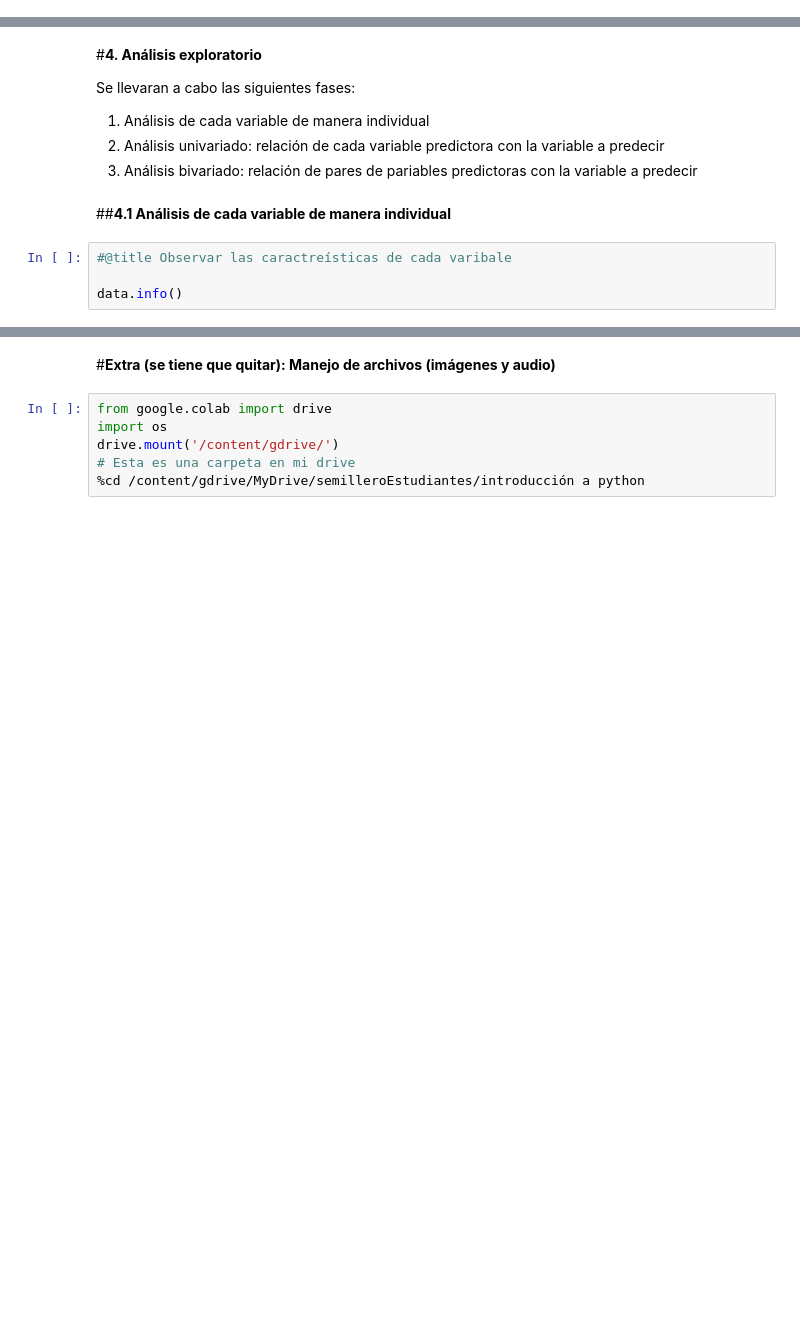
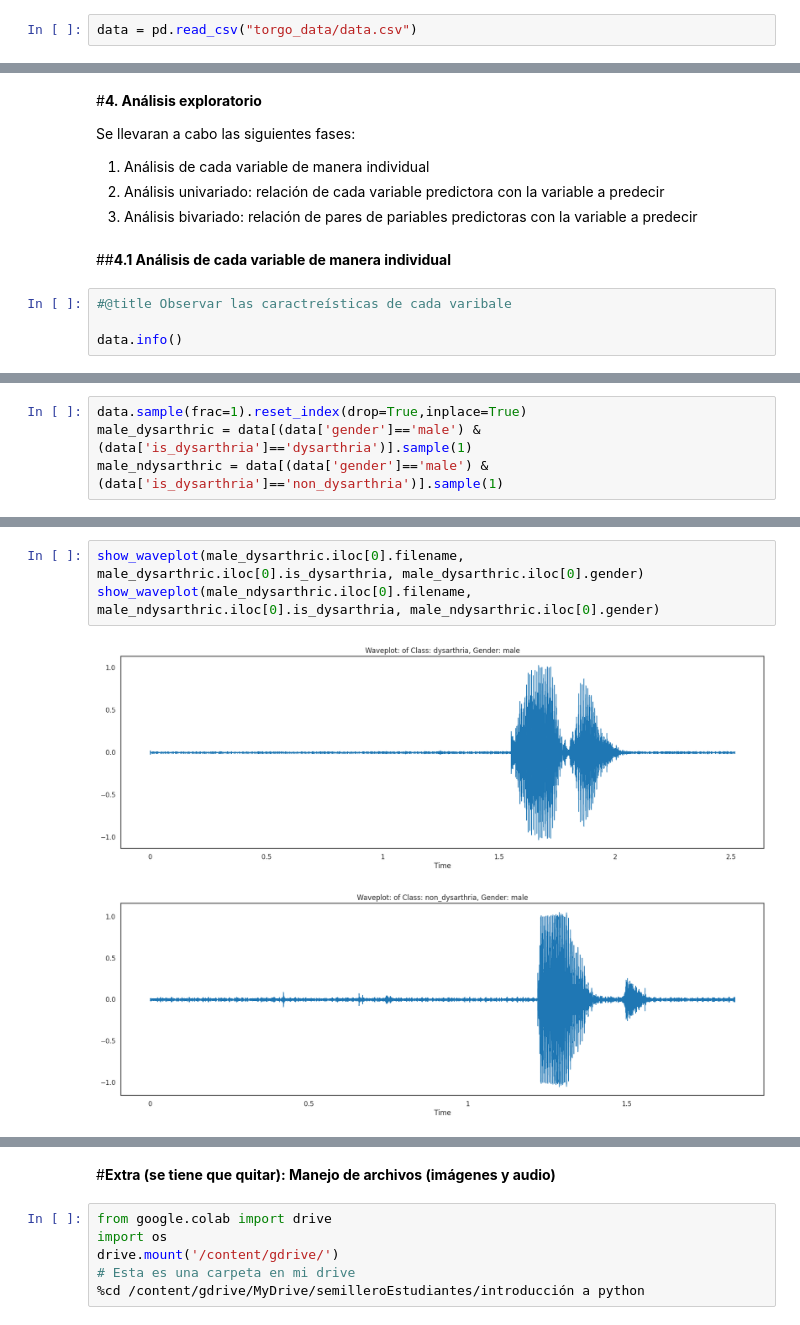
Before and after one commit to AndresFelipeMunozAguilar/Proyecto_Final_IA1_UIS, a Jupyter notebook: Análisis_Multimodal_de_Síntomas_en_la_Enfermedad_de_Parkinson.ipynb, the cells around one changed output, grey strips where cells are left out. Drawn from its saved outputs; the diff is of its cells as text; blank space fills up the shorter version.

```diff
--- a/Análisis_Multimodal_de_Síntomas_en_la_Enfermedad_de_Parkinson.ipynb
+++ b/Análisis_Multimodal_de_Síntomas_en_la_Enfermedad_de_Parkinson.ipynb
@@ -78,3 +71,5 @@ print(os.getcwd())
+# %%
+data = pd.read_csv("torgo_data/data.csv")
 # %%
 print(data.shape)
 data.head()
@@ -105,0 +201,4 @@ Para hacer eso tendríamos que saber:
+# %%
+data.sample(frac=1).reset_index(drop=True,inplace=True)
+male_dysarthric = data[(data['gender']=='male') & (data['is_dysarthria']=='dysarthria')].sample(1)
+male_ndysarthric = data[(data['gender']=='male') & (data['is_dysarthria']=='non_dysarthria')].sample(1)
@@ -105,0 +221,6 @@ Para hacer eso tendríamos que saber:
+# %%
+show_waveplot(male_dysarthric.iloc[0].filename, male_dysarthric.iloc[0].is_dysarthria, male_dysarthric.iloc[0].gender)
+show_waveplot(male_ndysarthric.iloc[0].filename, male_ndysarthric.iloc[0].is_dysarthria, male_ndysarthric.iloc[0].gender)
+# %% [output]
+[figure, added]
+[figure, added]
```
Also changed, not shown: parts of 29 cells of this notebook.
